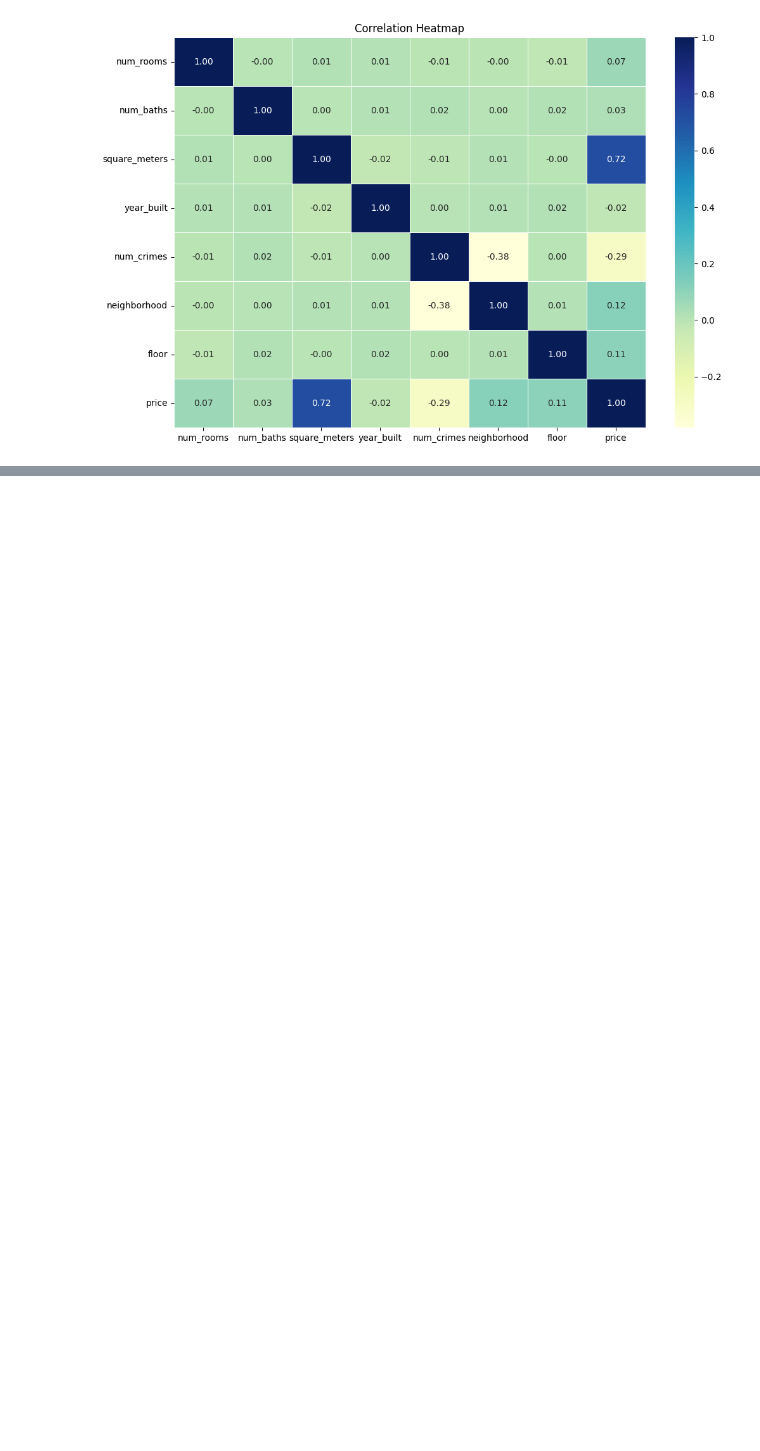
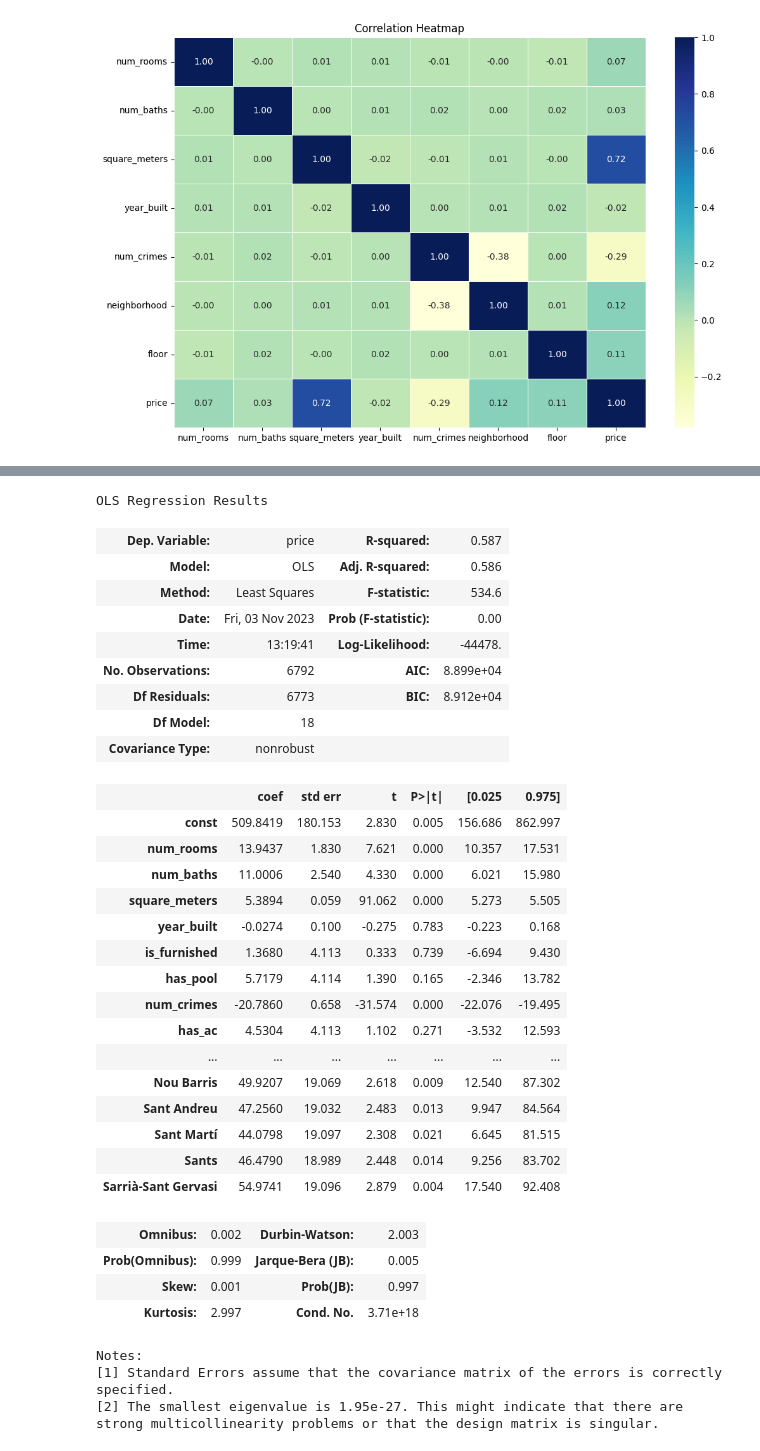
Before and after one commit to AlvaroOrtiz2001/Apartment-Prices-in-Barcelona-2023, a Jupyter notebook: JO_notebook.ipynb, the cells around one changed output, grey strips where cells are left out. Cells and saved outputs as stored; diff of their text form; code cells hidden in the pictures; blank space fills up the shorter version.

```diff
--- a/JO_notebook.ipynb
+++ b/JO_notebook.ipynb
@@ -386,0 +695,57 @@ GaussianProcessRegressor             4.67
+# %%
+"""We then are in condition to estimate OLS."""
+
+import statsmodels.api as sm
+
+def ols_regression_summary(data):
+    # Define the target variable and features
+    X = data.drop(['price'], axis=1)
+    y = data['price']
+
+    # Add a constant (intercept) to the features
+    X = sm.add_constant(X)
+
+    # Create and fit the OLS regression model
+    model = sm.OLS(y, X).fit()
+
+    # Get the summary of regression results
+    summary = model.summary()
+
+    return summary
+
+ols_regression_summary(with_dummies_df)
+# %% [output]
+OLS Regression Results
+| Dep. Variable: | price | R-squared: | 0.587 |
+| Model: | OLS | Adj. R-squared: | 0.586 |
+| Method: | Least Squares | F-statistic: | 534.6 |
+| Date: | Fri, 03 Nov 2023 | Prob (F-statistic): | 0.00 |
+| Time: | 13:19:41 | Log-Likelihood: | -44478. |
+| No. Observations: | 6792 | AIC: | 8.899e+04 |
+| Df Residuals: | 6773 | BIC: | 8.912e+04 |
+| Df Model: | 18 |  |  |
+| Covariance Type: | nonrobust |  |  |
+|  | coef | std err | t | P>|t| | [0.025 | 0.975] |
+| const | 509.8419 | 180.153 | 2.830 | 0.005 | 156.686 | 862.997 |
+| num_rooms | 13.9437 | 1.830 | 7.621 | 0.000 | 10.357 | 17.531 |
+| num_baths | 11.0006 | 2.540 | 4.330 | 0.000 | 6.021 | 15.980 |
+| square_meters | 5.3894 | 0.059 | 91.062 | 0.000 | 5.273 | 5.505 |
+| year_built | -0.0274 | 0.100 | -0.275 | 0.783 | -0.223 | 0.168 |
+| is_furnished | 1.3680 | 4.113 | 0.333 | 0.739 | -6.694 | 9.430 |
+| has_pool | 5.7179 | 4.114 | 1.390 | 0.165 | -2.346 | 13.782 |
+| num_crimes | -20.7860 | 0.658 | -31.574 | 0.000 | -22.076 | -19.495 |
+| has_ac | 4.5304 | 4.113 | 1.102 | 0.271 | -3.532 | 12.593 |
+| ... | ... | ... | ... | ... | ... | ... |
+| Nou Barris | 49.9207 | 19.069 | 2.618 | 0.009 | 12.540 | 87.302 |
+| Sant Andreu | 47.2560 | 19.032 | 2.483 | 0.013 | 9.947 | 84.564 |
+| Sant Martí | 44.0798 | 19.097 | 2.308 | 0.021 | 6.645 | 81.515 |
+| Sants | 46.4790 | 18.989 | 2.448 | 0.014 | 9.256 | 83.702 |
+| Sarrià-Sant Gervasi | 54.9741 | 19.096 | 2.879 | 0.004 | 17.540 | 92.408 |
+| Omnibus: | 0.002 | Durbin-Watson: | 2.003 |
+| Prob(Omnibus): | 0.999 | Jarque-Bera (JB): | 0.005 |
+| Skew: | 0.001 | Prob(JB): | 0.997 |
+| Kurtosis: | 2.997 | Cond. No. | 3.71e+18 |
+Notes:
+[1] Standard Errors assume that the covariance matrix of the errors is correctly specified.
+[2] The smallest eigenvalue is 1.95e-27. This might indicate that there are
+strong multicollinearity problems or that the design matrix is singular.
```
Also changed, not shown: parts of 31 cells of this notebook.
